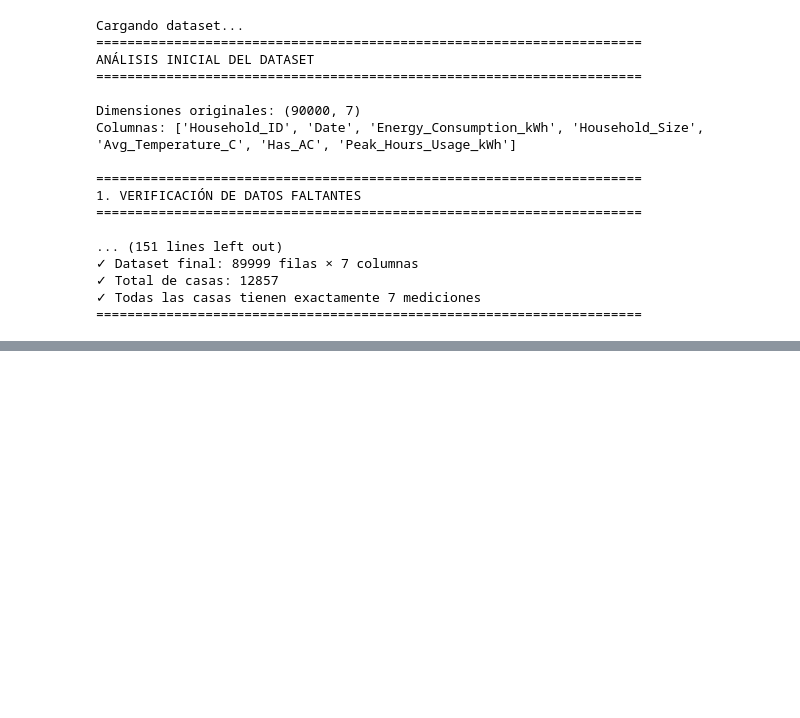
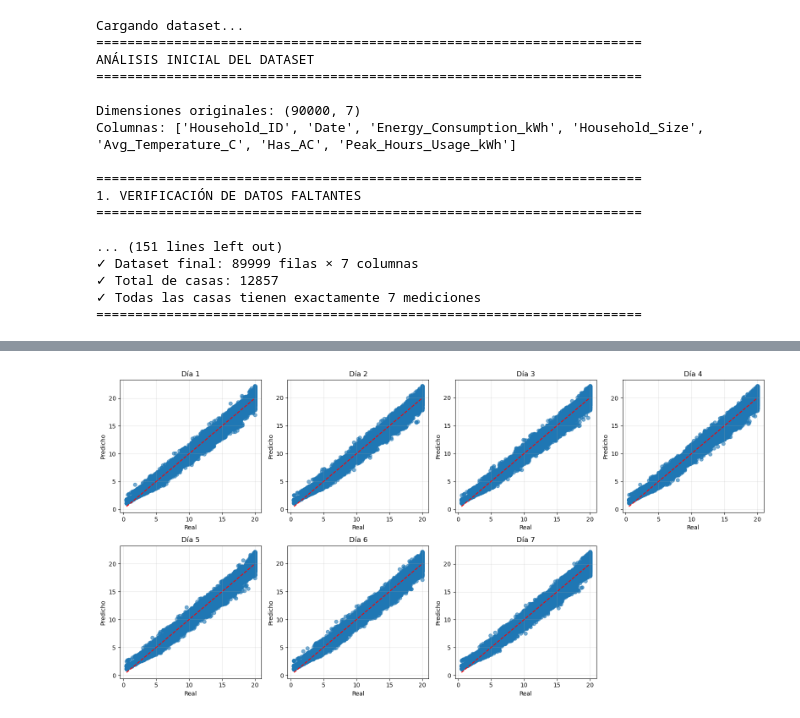
Before and after one commit to Miguelx28/M-todos-Num-ricos-2025-b, a Jupyter notebook: Codigo/Notebook.ipynb, the cells around one changed output, grey strips where cells are left out. Cells and saved outputs as stored; diff of their text form; code cells hidden in the pictures; blank space fills up the shorter version.

```diff
--- a/Codigo/Notebook.ipynb
+++ b/Codigo/Notebook.ipynb
@@ -207,0 +330,41 @@ Rango de fechas: 2025-04-01 a 2025-04-07
+# %%
+import matplotlib.pyplot as plt
+fig, axes = plt.subplots(2, 4, figsize=(16, 8))
+axes = axes.flatten()
+
+for idx, dia in enumerate(range(1, 8)):
+    df_dia = df[pd.to_datetime(df['Date']).dt.day == dia]
+    if df_dia.empty:
+        continue
+
+    X = df_dia.drop(columns=['Household_ID', 'Date', 'Energy_Consumption_kWh'])
+    y = df_dia['Energy_Consumption_kWh']
+
+    intercepto, coeficientes, nombres = MinimosCuadrados(
+        X, y, decimales=4, metodo_ajuste='truncar'
+    )
+
+    # Predicciones
+    X_lista = X.values.tolist()
+    y_pred = []
+    for fila in X_lista:
+        pred = float(intercepto)
+        for i, nombre in enumerate(nombres):
+            pred += float(coeficientes[i]) * fila[i]
+        y_pred.append(pred)
+
+    # Graficar
+    axes[idx].scatter(y.tolist(), y_pred, alpha=0.6)
+    axes[idx].plot([min(y), max(y)], [min(y), max(y)], 'r--')
+    axes[idx].set_title(f'Día {dia}')
+    axes[idx].set_xlabel('Real')
+    axes[idx].set_ylabel('Predicho')
+    axes[idx].grid(True, alpha=0.3)
+
+# Ocultar subplot extra
+axes[7].axis('off')
+
+plt.tight_layout()
+plt.show()
+# %% [output]
+[figure, added]
```
Also changed, not shown: parts of 5 cells of this notebook, 1 other file.
